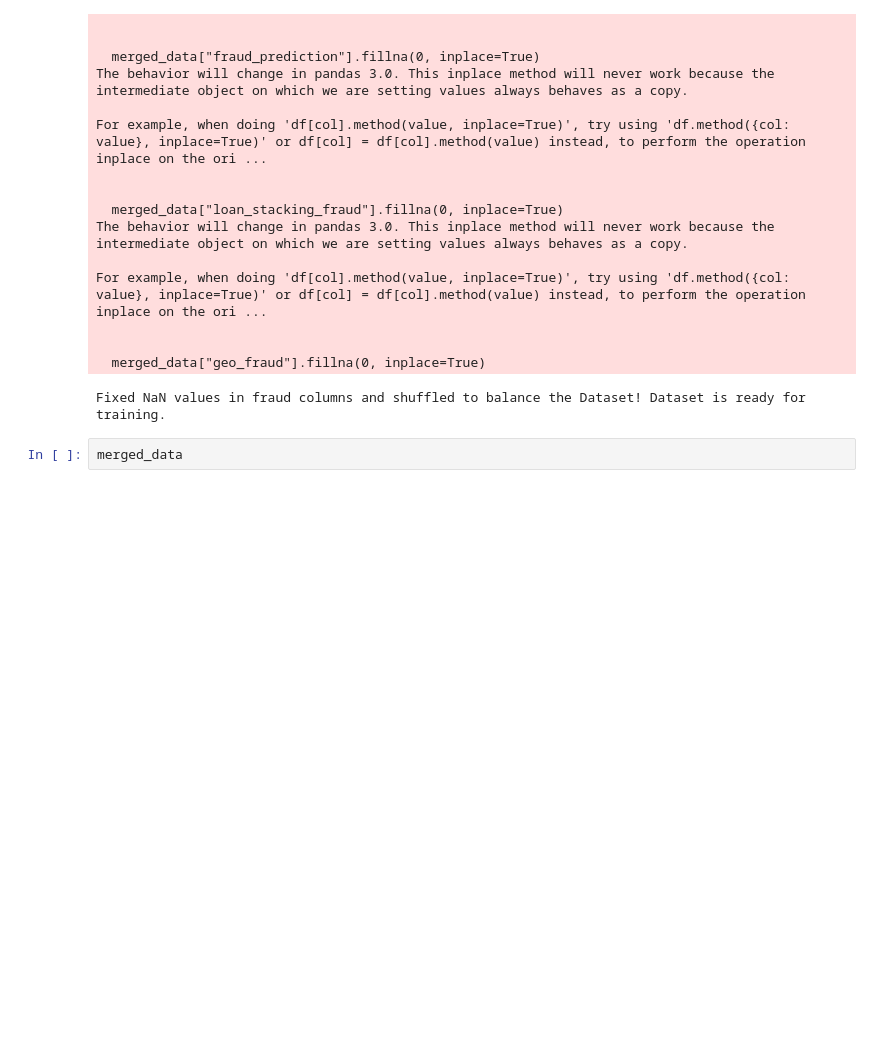
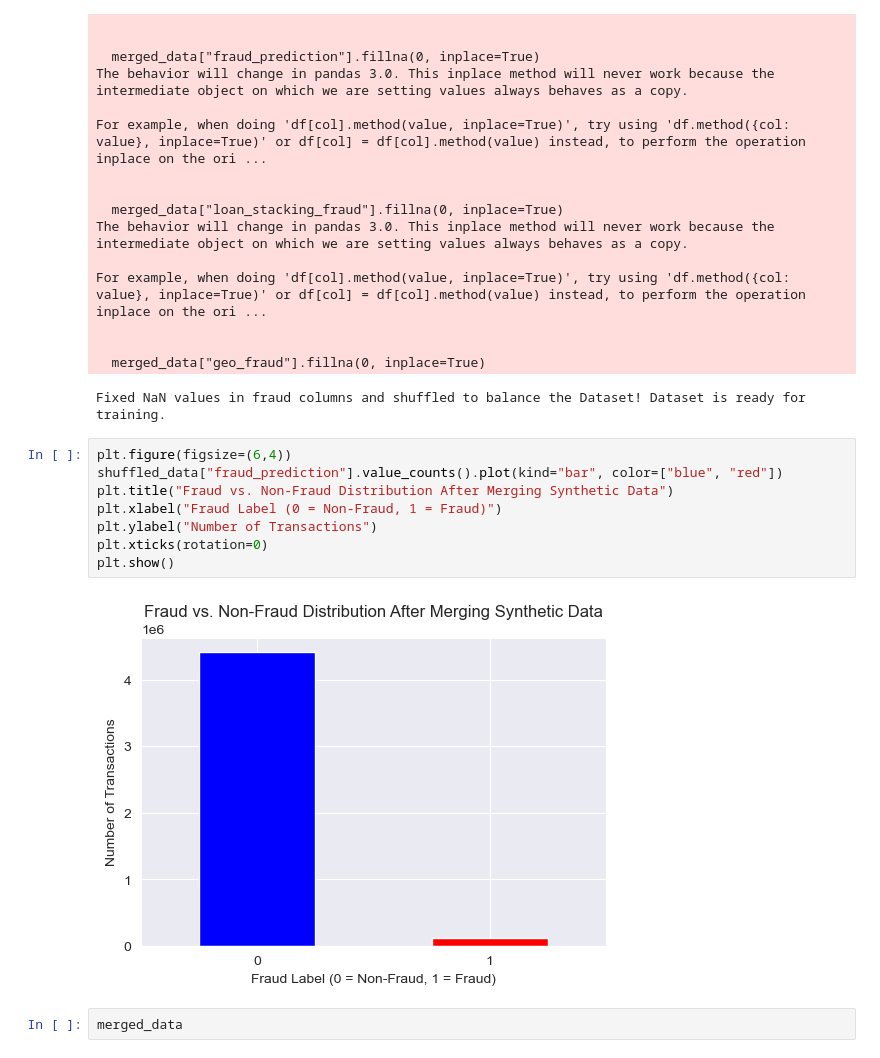
Before and after one commit to FYP-AI-Blockchain-Fraud-Detection-P2P/AI-model, a Jupyter notebook: notebooks/baseline_model.ipynb, the cells around one changed output. Cells and saved outputs as stored; diff of their text form; blank space fills up the shorter version.

```diff
--- a/notebooks/baseline_model.ipynb
+++ b/notebooks/baseline_model.ipynb
@@ -319,6 +317,16 @@ For example, when doing 'df[col].method(value, inplace=True)', try using 'df.met
 
   merged_data["geo_fraud"].fillna(0, inplace=True)
 Fixed NaN values in fraud columns and shuffled to balance the Dataset! Dataset is ready for training.
+# %%
+plt.figure(figsize=(6,4))
+shuffled_data["fraud_prediction"].value_counts().plot(kind="bar", color=["blue", "red"])
+plt.title("Fraud vs. Non-Fraud Distribution After Merging Synthetic Data")
+plt.xlabel("Fraud Label (0 = Non-Fraud, 1 = Fraud)")
+plt.ylabel("Number of Transactions")
+plt.xticks(rotation=0)
+plt.show()
+# %% [output]
+[figure, added]
 # %%
 merged_data
 # %% [output]
```
Also changed, not shown: parts of 13 cells of this notebook.
